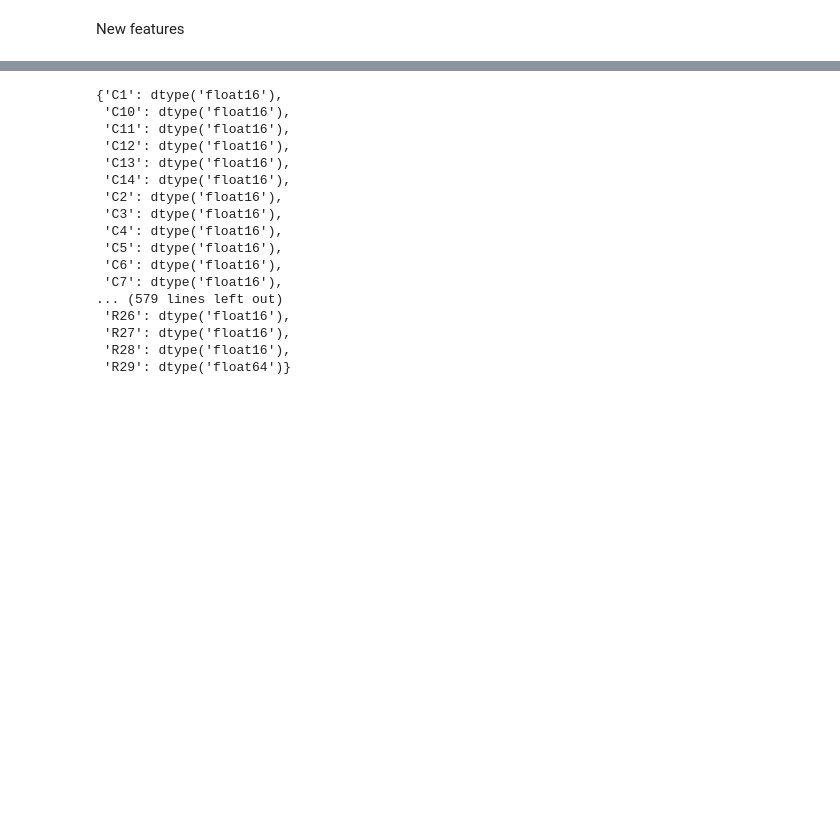
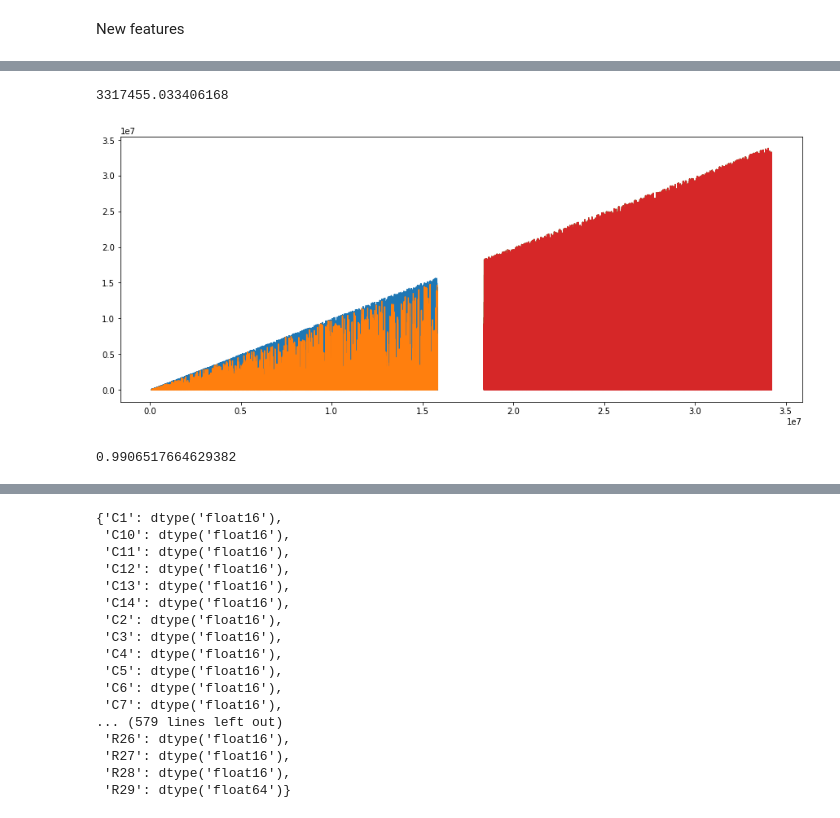
Before and after one commit to rodgomrod/kaggle_ieee_fraud, a Jupyter notebook: feature_engineering.ipynb, the cells around one changed output, grey strips where cells are left out. Drawn from its saved outputs; the diff is of its cells as text; code cells hidden in the pictures; blank space fills up the shorter version.

```diff
--- a/feature_engineering.ipynb
+++ b/feature_engineering.ipynb
@@ -128,0 +206,13 @@ New features
+# %%
+np.std(df['R29'], axis=0)
+# %% [output]
+3317455.033406168
+# %%
+plot_col('R29')
+# %% [output]
+[figure, added]
+# %%
+slope = (df.R29.max() - df.R29.min())/(df.TransactionDT.max()-df.TransactionDT.min())
+slope
+# %% [output]
+0.9906517664629382
```
Also changed, not shown: parts of 25 cells of this notebook, 2 other files.
